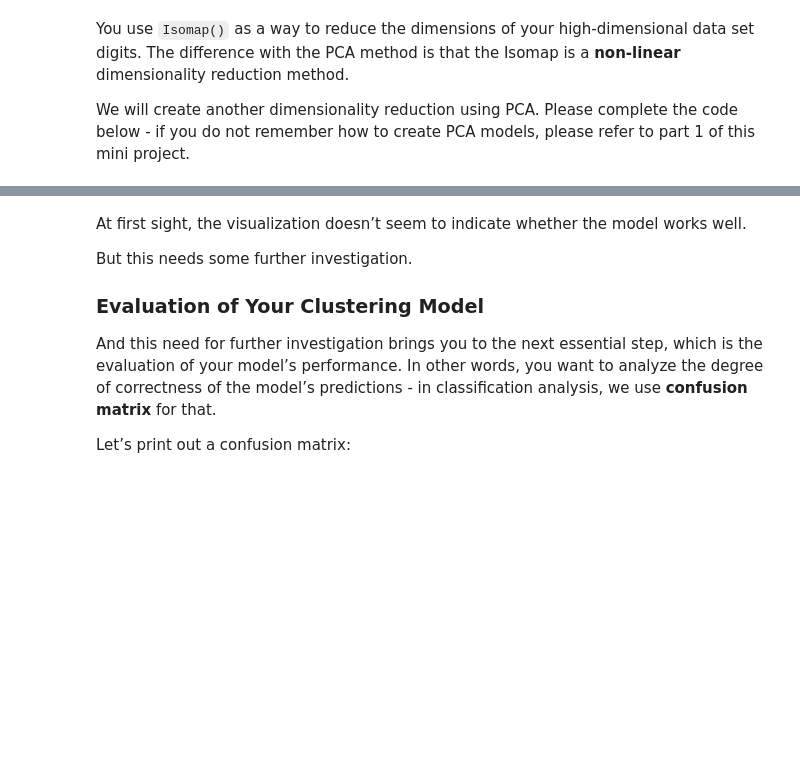
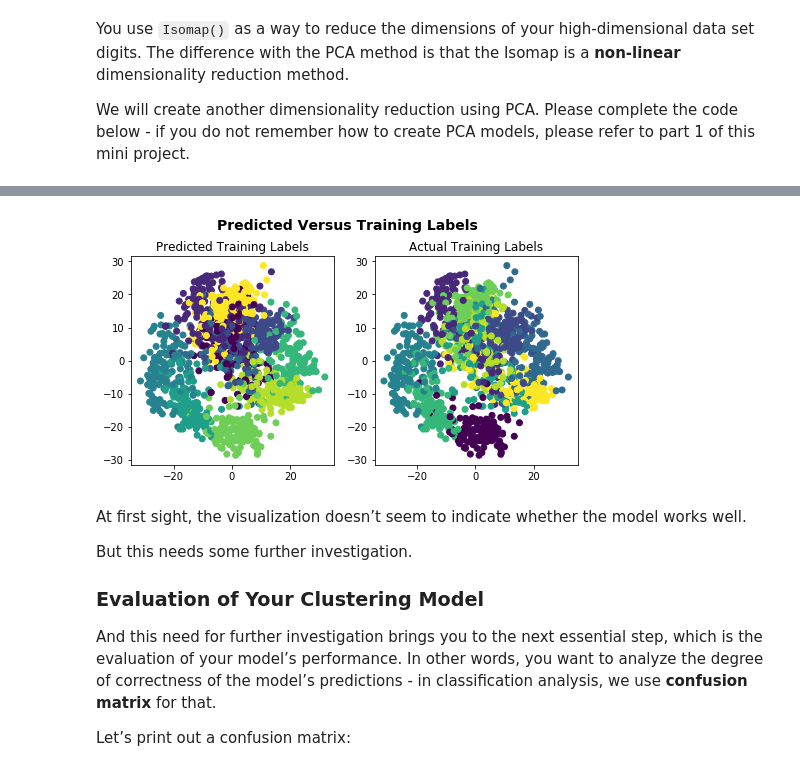
Before and after one commit to BA545-SP2019/ba545-week7-ClarkeDee, a Jupyter notebook: Mini_project_2_MNIST_analysis_pt2.ipynb, the cells around one changed output, grey strips where cells are left out. Saved outputs shown, nothing was run; the diff lists cells and outputs as text; code cells hidden in the pictures; blank space fills up the shorter version.

```diff
--- a/Mini_project_2_MNIST_analysis_pt2.ipynb
+++ b/Mini_project_2_MNIST_analysis_pt2.ipynb
@@ -301,7 +294,7 @@ from sklearn.decomposition import PCA
 # We will use 2 principal components, and the PCA model will fit (`fit_transform()`) to `X_train`
 # and name the model `X_pca`
 
-X_pca= pca.fit_transform(X_train)
+X_pca = PCA(n_components=2).fit_transform(X_train)
 
 # Compute cluster centers and predict cluster index for each sample
 # fit (`fit_predict`) `clf` to `X_train` and name it as `clusters`
@@ -323,9 +316,9 @@ fig.subplots_adjust(top=0.85)
 # which means `ax[0]` depicts our prediction
 
 # you will set the title of `ax[0]` as 'Predicted Training Labels'
-ax[0].scatter(X_pca[:,0],X_pca[:,1], c=('clusters')
+ax[0].scatter(X_pca[:,0],X_pca[:,1], c=clusters)
 ax[0].set_title('Predicted Training Labels')
-ax[1].scatter(X_pca[:, 0], X_pca[:, 1]c='y_train')
+ax[1].scatter(X_pca[:, 0], X_pca[:, 1],c=y_train)
 ax[1].set_title('Actual Training Labels')
 
 # we also need to create another subplot `ax[1]` to depict the actual data `y_train`
@@ -342,3 +334,4 @@ SyntaxError: invalid syntax (<ipython-input-114-5ae881bec246>, line 32)
+[figure, added]
 # %% [markdown]
 At first sight, the visualization doesn’t seem to indicate whether the model works well.
 
```
Also changed, not shown: parts of 11 cells of this notebook.
